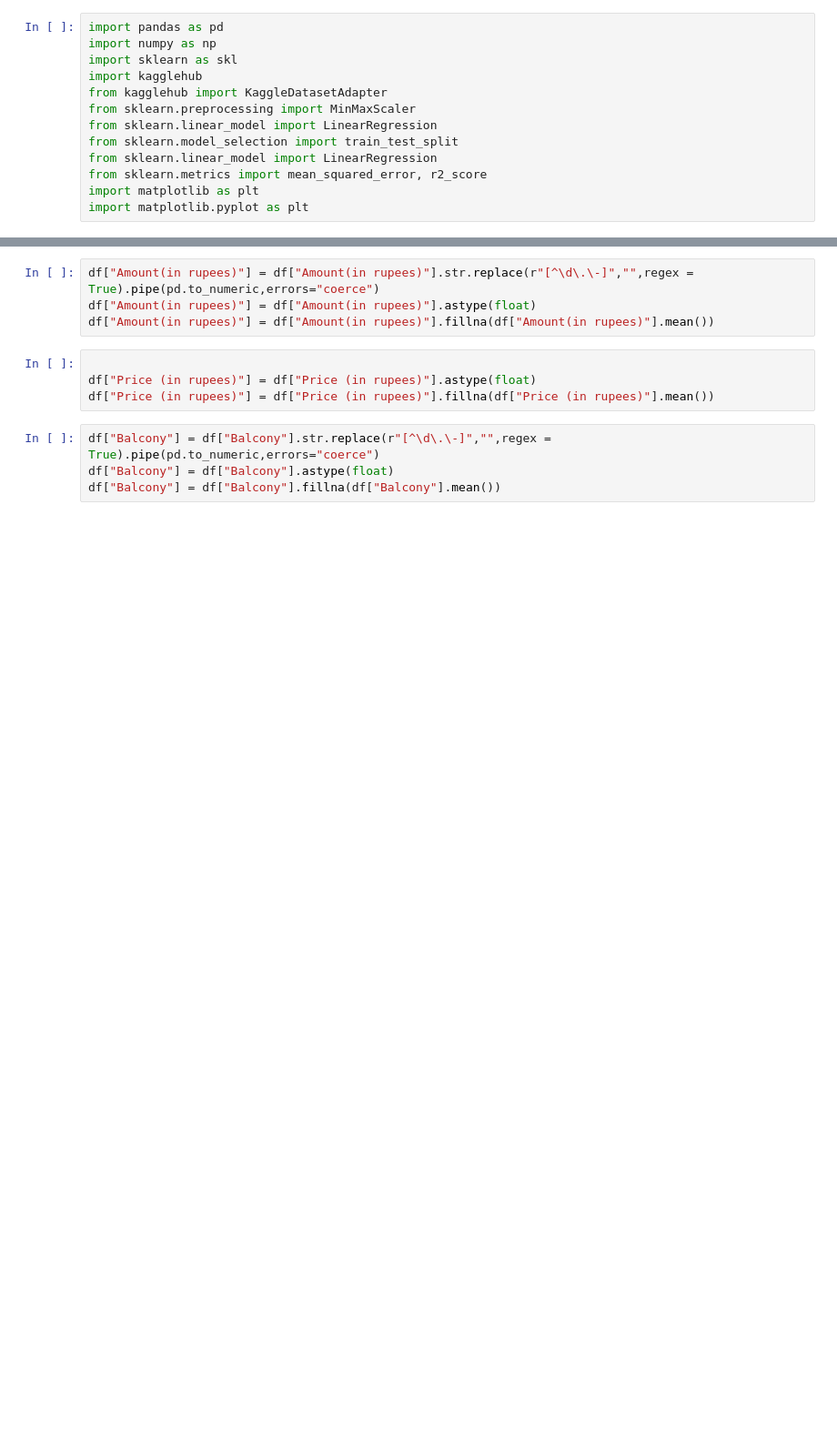
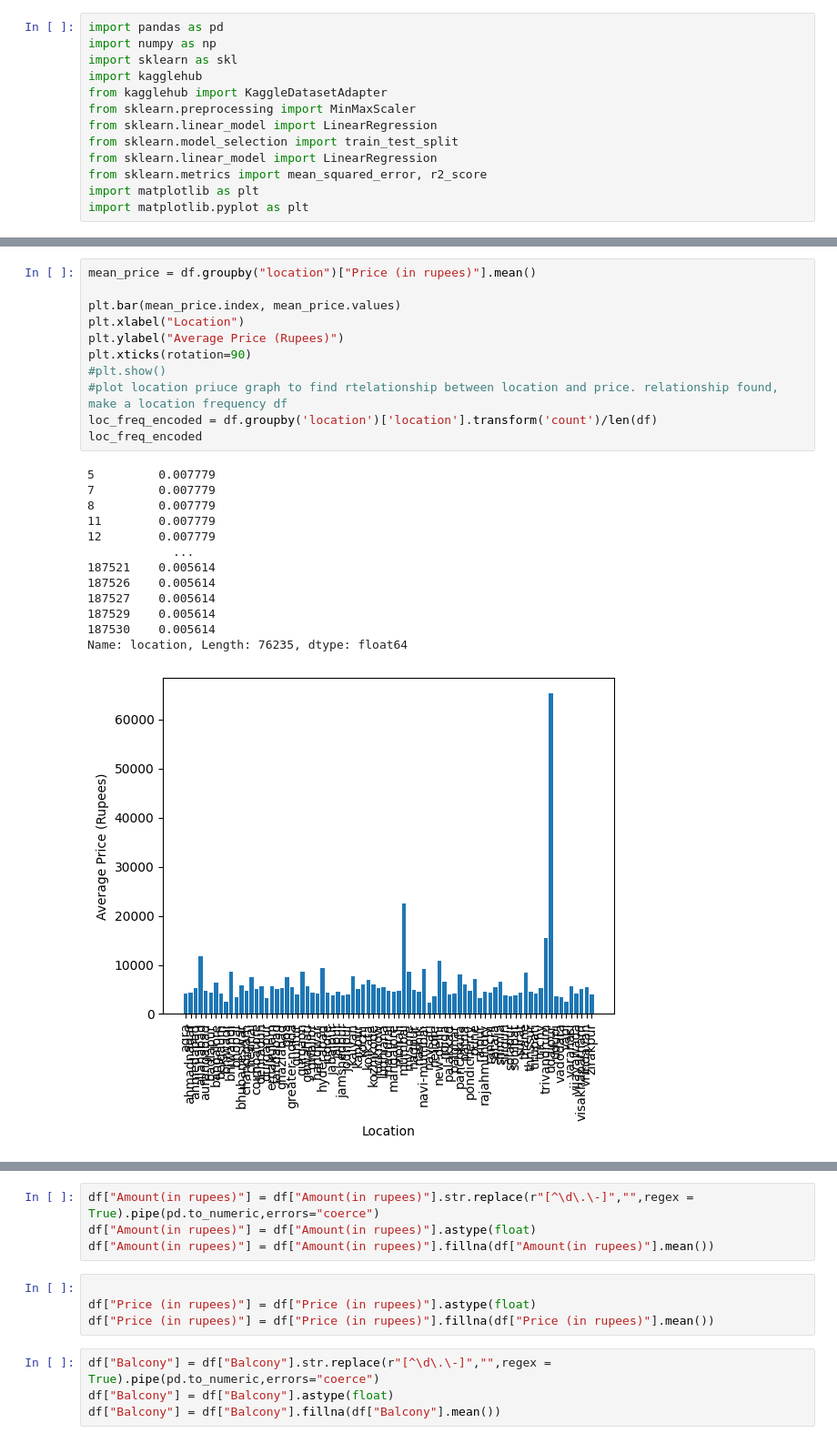
Before and after one commit to Bigjay101/housing_price, a Jupyter notebook: pricing.ipynb, the cells around one changed output, grey strips where cells are left out. Shown at 91% size. Drawn from its saved outputs; the diff is of its cells as text; blank space fills up the shorter version.

```diff
--- a/pricing.ipynb
+++ b/pricing.ipynb
@@ -34,0 +58,25 @@ df.head(10)
+# %%
+mean_price = df.groupby("location")["Price (in rupees)"].mean()
+
+plt.bar(mean_price.index, mean_price.values)
+plt.xlabel("Location")
+plt.ylabel("Average Price (Rupees)")
+plt.xticks(rotation=90)
+#plt.show()
+#plot location priuce graph to find rtelationship between location and price. relationship found, make a location frequency df
+loc_freq_encoded = df.groupby('location')['location'].transform('count')/len(df)
+loc_freq_encoded
+# %% [output]
+5         0.007779
+7         0.007779
+8         0.007779
+11        0.007779
+12        0.007779
+            ...
+187521    0.005614
+187526    0.005614
+187527    0.005614
+187529    0.005614
+187530    0.005614
+Name: location, Length: 76235, dtype: float64
+[figure, added]
```
Also changed, not shown: parts of 14 cells of this notebook, 1 other file.
